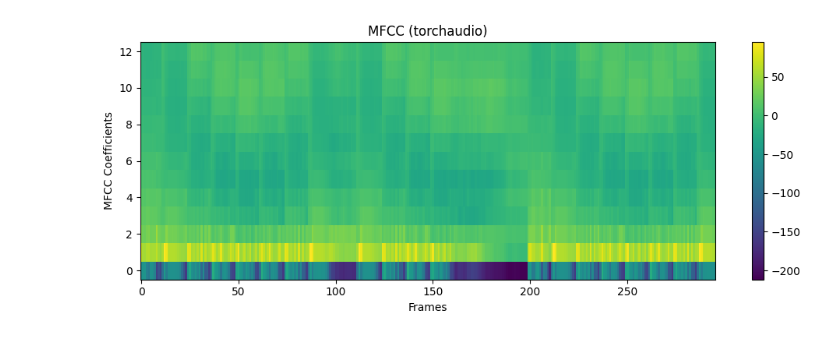
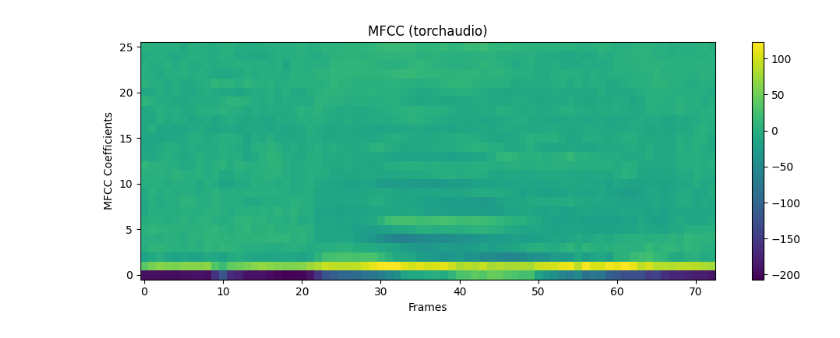
Before and after one commit to tymsoncyferki/WavFileAnalyzer, a Jupyter notebook: code/test_mfcc.ipynb, the cells around one changed output. Cells and saved outputs as stored; diff of their text form; code cells hidden in the pictures.

```diff
--- a/code/test_mfcc.ipynb
+++ b/code/test_mfcc.ipynb
@@ -33,46 +34,40 @@ import torchaudio
 import torchaudio.transforms as T
 import matplotlib.pyplot as plt
 
-# === PARAMETRY ===
-num_mfcc = 13
-num_mels = 26
-duration_sec = 3.0
+num_mfcc = 26
+num_mels = 52
+duration_sec = 1
 
-# === WCZYTANIE SYGNAŁU (tylko pierwsze 3 sekundy) ===
-audio, fs = torchaudio.load("example.wav")  # audio.shape = (channels, samples)
+audio, fs = torchaudio.load(Config.BASEDIR + "/one/210f3aa9_nohash_1.wav")  # audio.shape = (channels, samples)
 num_samples = int(duration_sec * fs)
 audio = audio[:, :num_samples]
 
-# === PARAMETRY CZASOWE ===
 win_length = int(0.025 * fs)  # 25 ms
 hop_length = int(0.010 * fs)  # 10 ms
-n_fft = 2048  # większe niż win_length
+n_fft = 2048
 
-# === TRANSFORMACJA MFCC ===
 mfcc_transform = T.MFCC(
     sample_rate=fs,
     n_mfcc=num_mfcc,
     melkwargs={
         'n_fft': n_fft,
         'win_length': win_length,
         'hop_length': hop_length,
         'n_mels': num_mels,
         'window_fn': torch.hamming_window,
         'center': False
     }
 )
 
-# === OBLICZANIE MFCC ===
-mfcc_torch = mfcc_transform(audio)  # shape: (1, num_mfcc, time)
+mfcc_torch = mfcc_transform(audio)
 
-# === WYKRES ===
 plt.figure(figsize=(10, 4))
 plt.imshow(mfcc_torch[0].numpy(), interpolation="nearest", origin="lower", aspect="auto")
 plt.title("MFCC (torchaudio)")
 plt.xlabel("Frames")
 plt.ylabel("MFCC Coefficients")
 plt.colorbar()
 plt.tight_layout()
 plt.show()
 # %% [output]
-[figure, old version]
+[figure, new version]
```
Also changed, not shown: parts of 4 cells of this notebook, 4 other files.
